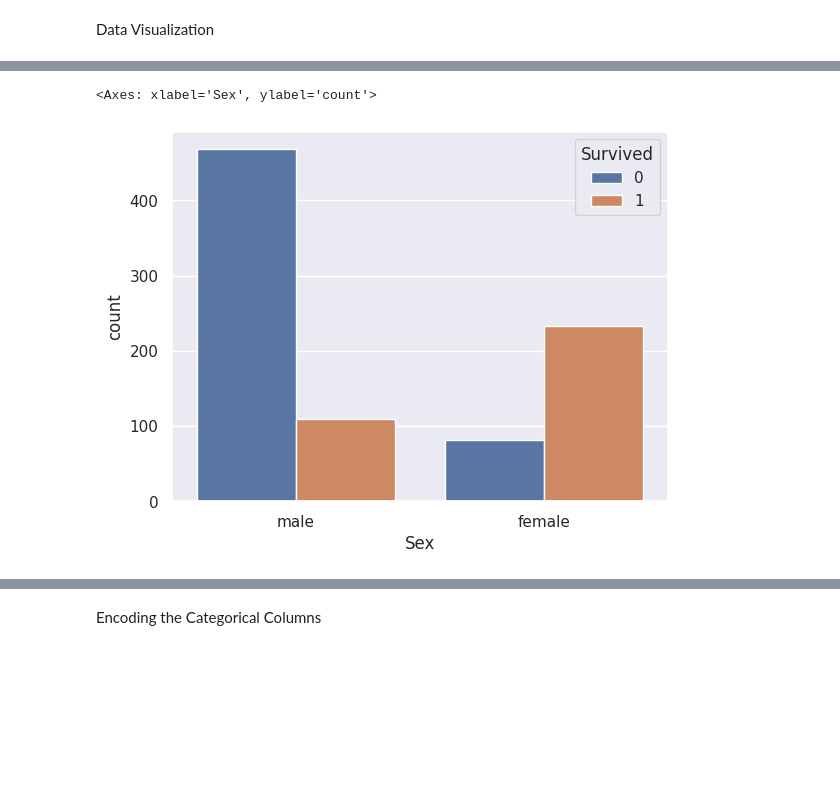
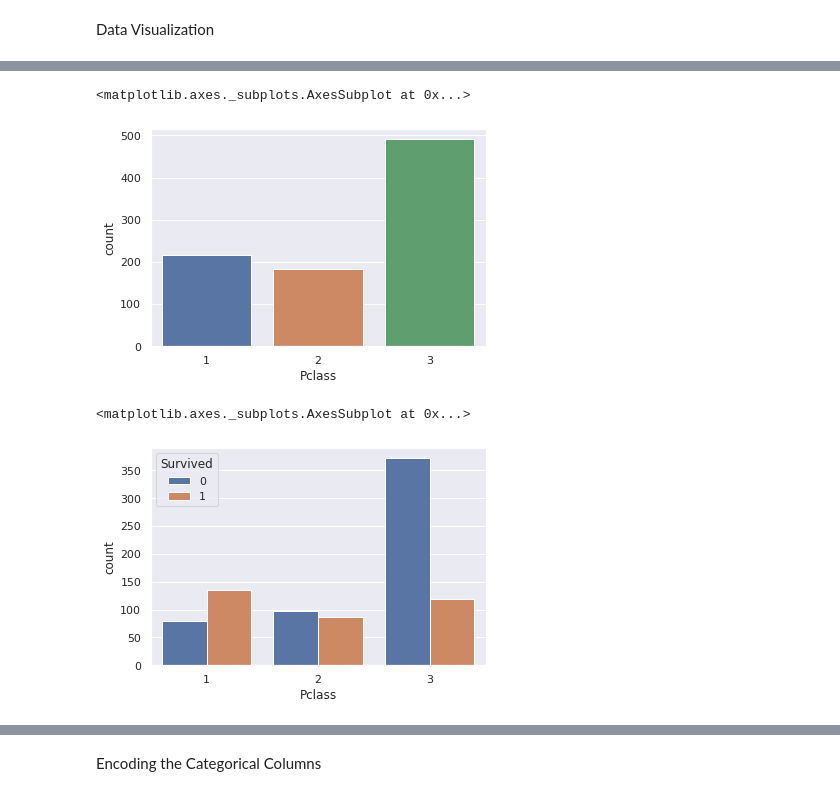
Before and after one commit to ankitpandey67/CODE-SOFT, a Jupyter notebook: Titanic_Survival_Prediction_using_Machine_Learning.ipynb, the cells around one changed output, grey strips where cells are left out. Saved outputs shown, nothing was run; the diff lists cells and outputs as text; code cells hidden in the pictures; blank space fills up the shorter version.

```diff
--- a/Titanic_Survival_Prediction_using_Machine_Learning.ipynb
+++ b/Titanic_Survival_Prediction_using_Machine_Learning.ipynb
@@ -12,4 +14,4 @@ from sklearn.metrics import accuracy_score
 Data Collection & Processing
 # %%
 # load the data from csv file to Pandas DataFrame
-titanic_data = pd.read_csv('/content/Titanic-Dataset.csv')
+titanic_data = pd.read_csv('')
@@ -190,5 +165,11 @@ sns.countplot(x='Sex', data=titanic_data)
+# %%
+# making a count plot for "Pclass" column
+sns.countplot('Pclass', data=titanic_data)
+# %% [output]
+<matplotlib.axes._subplots.AxesSubplot at 0x...>
+[figure, added]
 # %%
-sns.countplot(x='Sex', hue='Survived', data=titanic_data)
+sns.countplot('Pclass', hue='Survived', data=titanic_data)
 # %% [output]
-<Axes: xlabel='Sex', ylabel='count'>
+<matplotlib.axes._subplots.AxesSubplot at 0x...>
-[figure, old version]
+[figure, new version]
```
Also changed, not shown: parts of 18 cells of this notebook.
